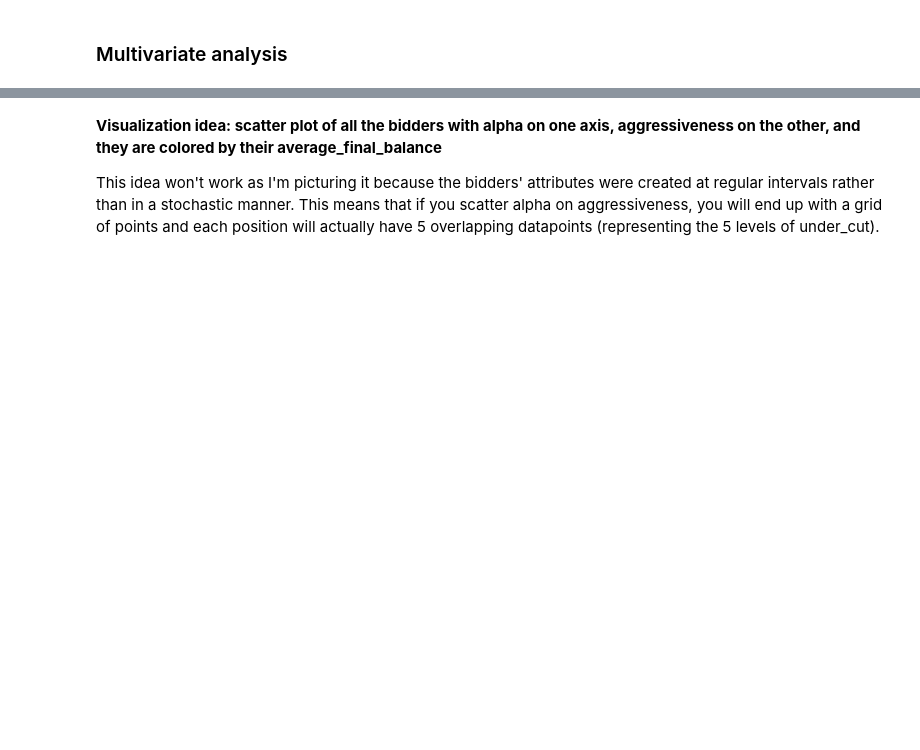
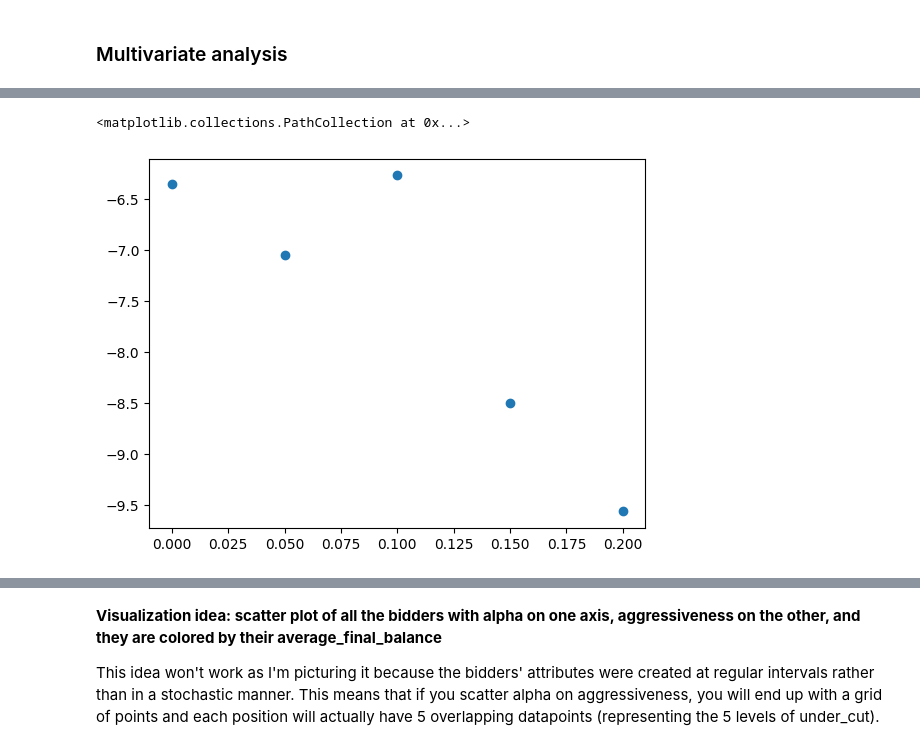
Before and after one commit to cbwright11/second-price-auction, a Jupyter notebook: Experiments.ipynb, the cells around one changed output, grey strips where cells are left out. Saved outputs shown, nothing was run; the diff lists cells and outputs as text; code cells hidden in the pictures; blank space fills up the shorter version.

```diff
--- a/Experiments.ipynb
+++ b/Experiments.ipynb
@@ -223,0 +237,6 @@ Number of bidders that finished with between -$2 and $2:  560
+# %%
+plt.scatter(x=df_bidders.groupby(["under_cut"])["average_final_balance"].mean().index,
+            y=df_bidders.groupby(["under_cut"])["average_final_balance"].mean().values)
+# %% [output]
+<matplotlib.collections.PathCollection at 0x...>
+[figure, added]
```
Also changed, not shown: parts of 13 cells of this notebook, 1 other file.
